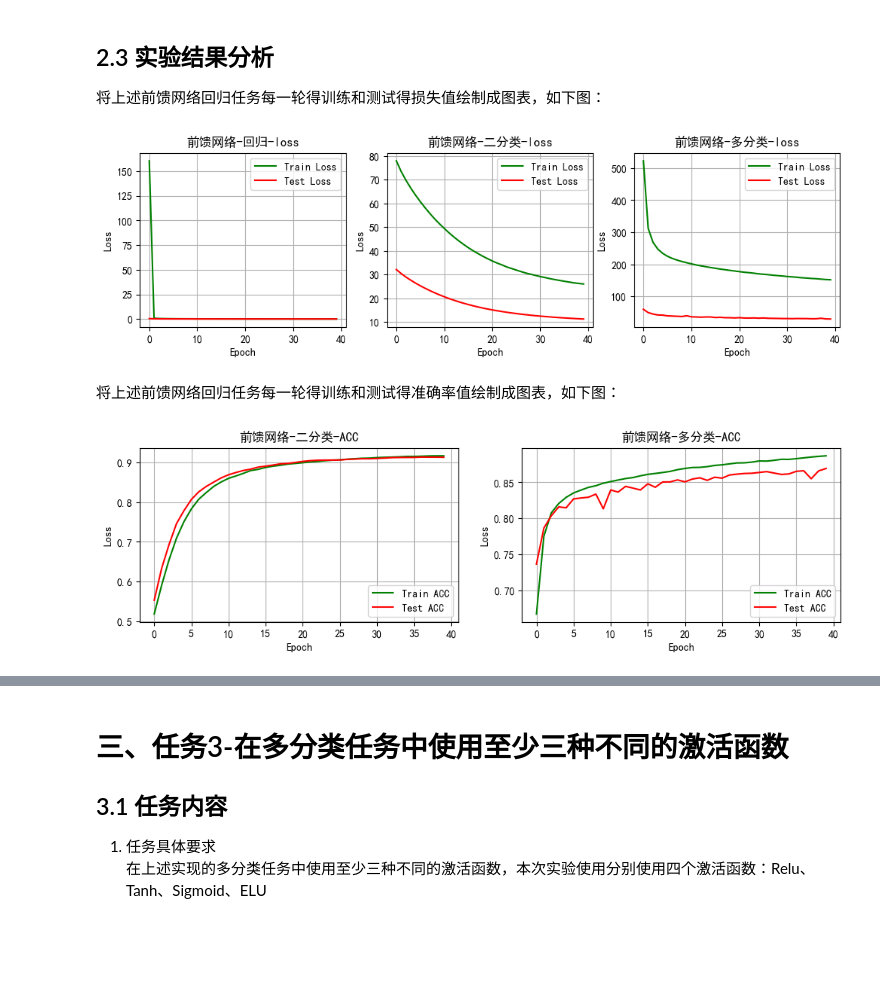
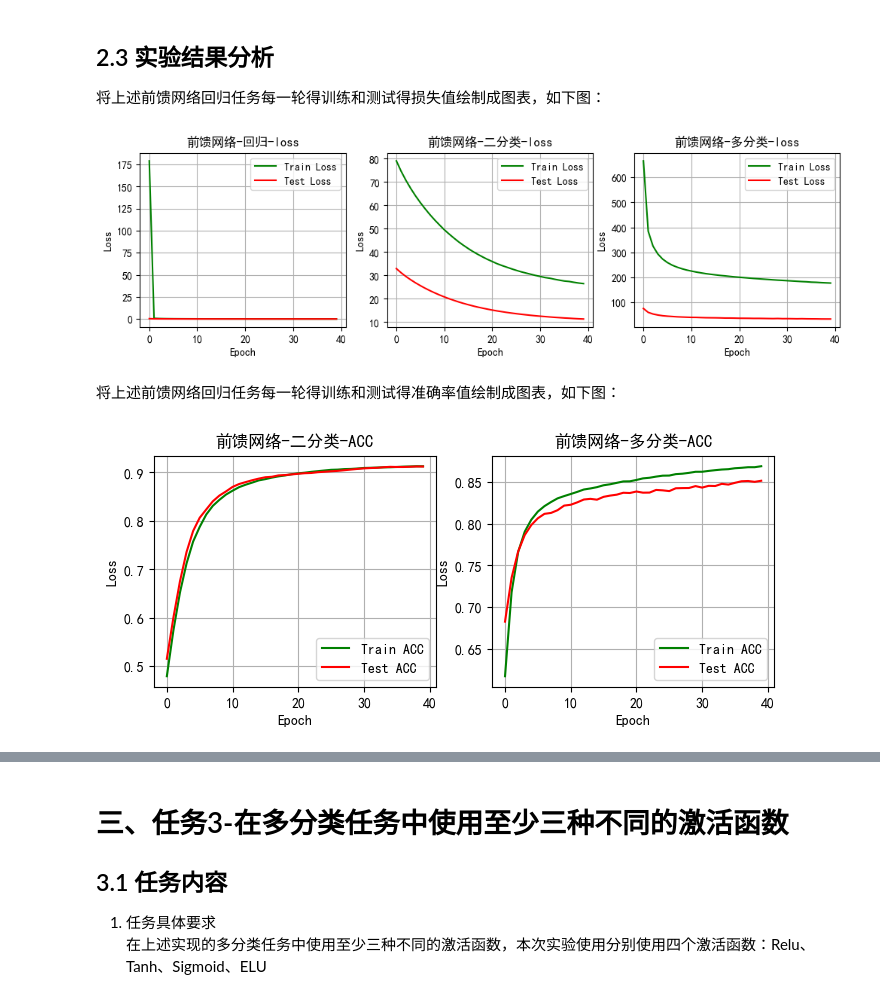
Before and after one commit to Drailife/BJTU-Deeplearning, a Jupyter notebook: 2.前馈神经网络/前馈神经网络实验.ipynb, the cells around one changed output, grey strips where cells are left out. Cells and saved outputs as stored; diff of their text form; code cells hidden in the pictures; blank space fills up the shorter version.

```diff
--- a/2.前馈神经网络/前馈神经网络实验.ipynb
+++ b/2.前馈神经网络/前馈神经网络实验.ipynb
@@ -332,7 +334,7 @@ def mySGD(params, lr, batchsize):
 # 训练
 model3 = MyNet3()  # logistics模型
 criterion = cross_entropy  # 损失函数
-lr = 0.1  # 学习率
+lr = 0.15  # 学习率
 epochs = 40  # 训练轮数
 train_all_loss3 = []  # 记录训练集上得loss变化
 test_all_loss3 = []  # 记录测试集上的loss变化
@@ -667,7 +671,7 @@ model23 = model23.to(device)
 def train_and_test(model=model23):
     MyModel = model
     print(MyModel)
-    optimizer = SGD(MyModel.parameters(), lr=0.02)  # 优化函数
+    optimizer = SGD(MyModel.parameters(), lr=0.01)  # 优化函数
     epochs = 40  # 训练轮数
     criterion = CrossEntropyLoss() # 损失函数
     train_all_loss23 = []  # 记录训练集上得loss变化
@@ -738,15 +742,15 @@ plt.subplot(133)
 picture('前馈网络-多分类-loss',train_all_loss23,test_all_loss23)
 plt.show()
 # %% [output]
-[figure, old version]
+[figure, new version]
 # %% [markdown]
 将上述前馈网络回归任务每一轮得训练和测试得准确率值绘制成图表，如下图：
 # %%
-plt.figure(figsize=(12,3))
+plt.figure(figsize=(8,3))
 plt.subplot(121)
 picture('前馈网络-二分类-ACC',train_ACC22,test_ACC22,type='ACC')
 plt.subplot(122)
 picture('前馈网络-多分类-ACC',train_ACC23,test_ACC23,type='ACC')
 plt.show()
 # %% [output]
-[figure, old version]
+[figure, new version]
```
Also changed, not shown: parts of 23 cells of this notebook, 3 other files.
